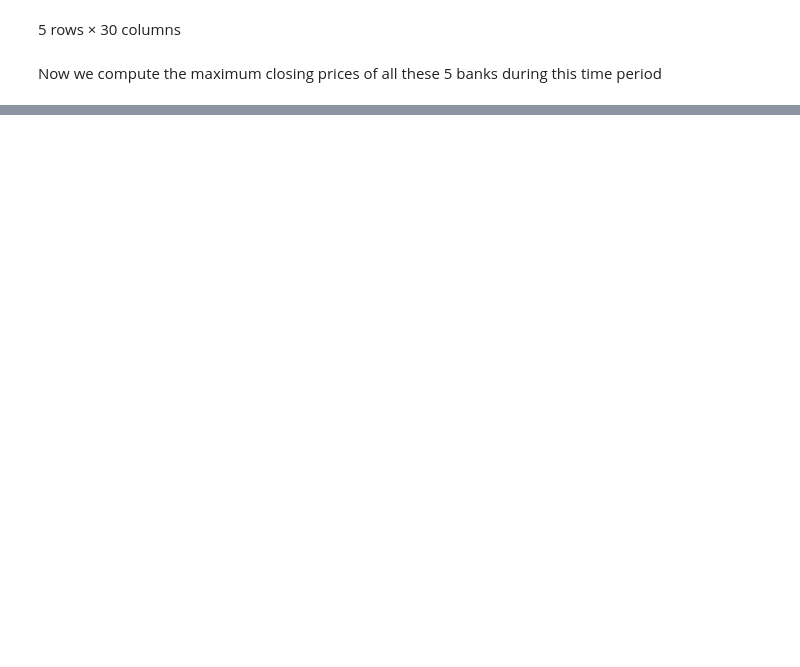
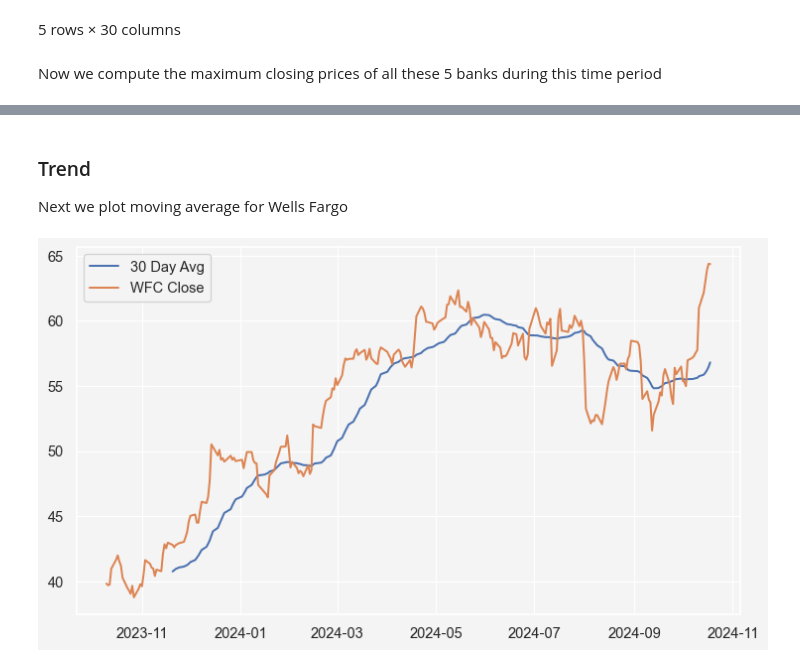
Before and after one commit to mrislambd/mrislambd.github.io, a Jupyter notebook: docs/dsandml/dataviz/index.ipynb, the cells around one changed output, grey strips where cells are left out. Saved outputs shown, nothing was run; the diff lists cells and outputs as text; code cells hidden in the pictures; blank space fills up the shorter version.

```diff
--- a/docs/dsandml/dataviz/index.ipynb
+++ b/docs/dsandml/dataviz/index.ipynb
@@ -52,0 +127,17 @@ sns.pairplot(returns[1:])
+# %% [markdown]
+### Trend
+
+Next we plot moving average for Wells Fargo
+# %%
+wfc = df['Close']['WFC']
+start_date = pd.to_datetime('2023-10-10').date()
+end_date = pd.to_datetime('2024-10-20').date()
+wfc.loc[start_date:end_date].rolling(window=30).mean().plot(
+    figsize=(9,5),label='30 Day Avg'
+    )
+wfc.loc[start_date:end_date].plot(
+    label='WFC Close',figsize=(9,5)
+    )
+plt.legend()
+# %% [output]
+[figure, added]
```
Also changed, not shown: parts of 25 cells of this notebook, 11 other files.
